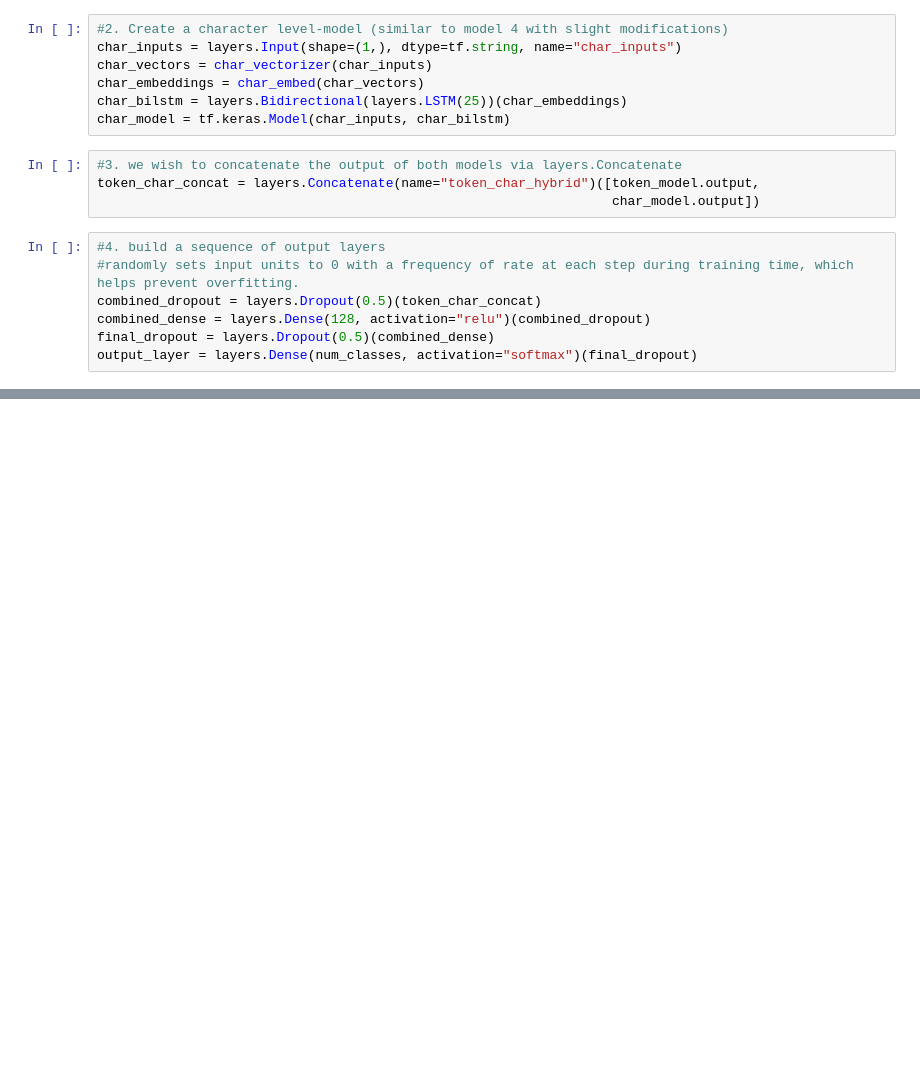
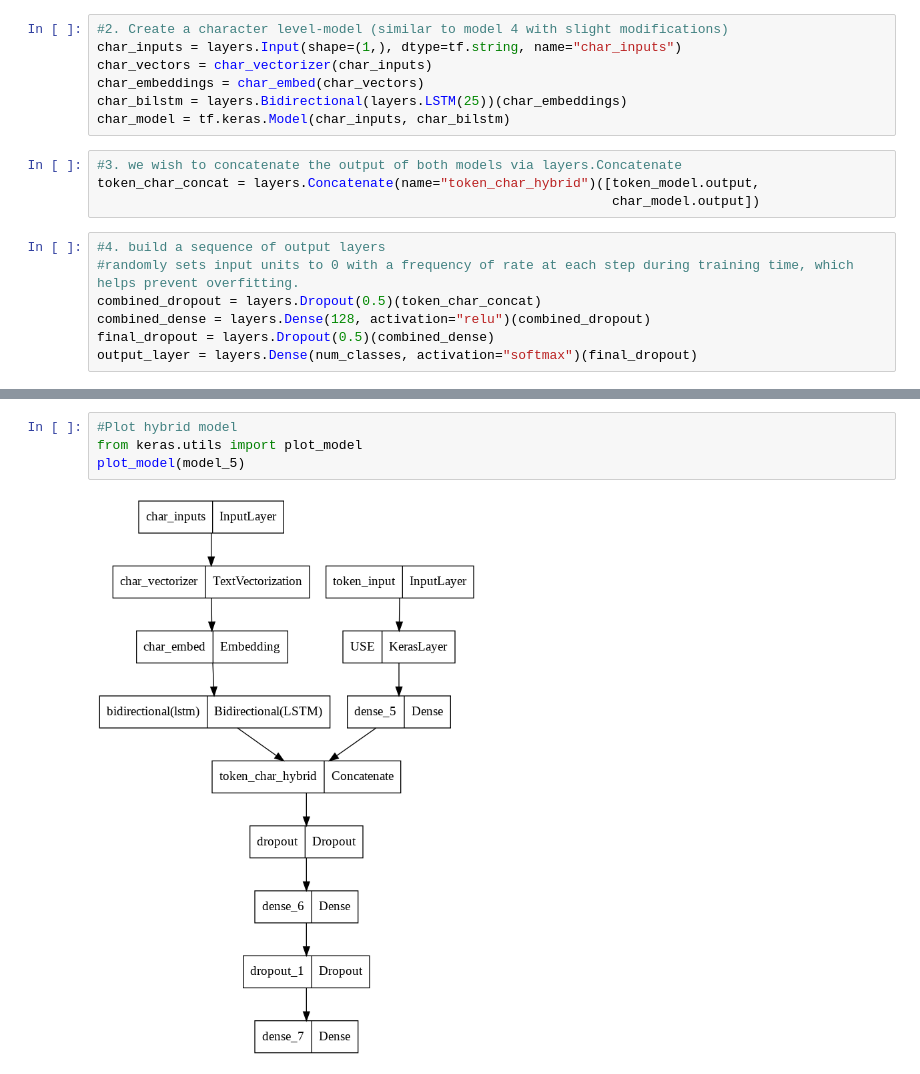
Before and after one commit to terrysu64/Machine-Learning-and-Data-Science-Projects, a Jupyter notebook: abstract_classifier.ipynb, the cells around one changed output, grey strips where cells are left out. Cells and saved outputs as stored; diff of their text form; blank space fills up the shorter version.

Commit message:
plot hybrid model

```diff
--- a/abstract_classifier.ipynb
+++ b/abstract_classifier.ipynb
@@ -786,3 +787,9 @@ Total params: 257,009,247
 Trainable params: 211,423
 Non-trainable params: 256,797,824
 __________________________________________________________________________________________________
+# %%
+#Plot hybrid model
+from keras.utils import plot_model
+plot_model(model_5)
+# %% [output]
+[figure, added]
```
Also changed, not shown: parts of 20 cells of this notebook.
